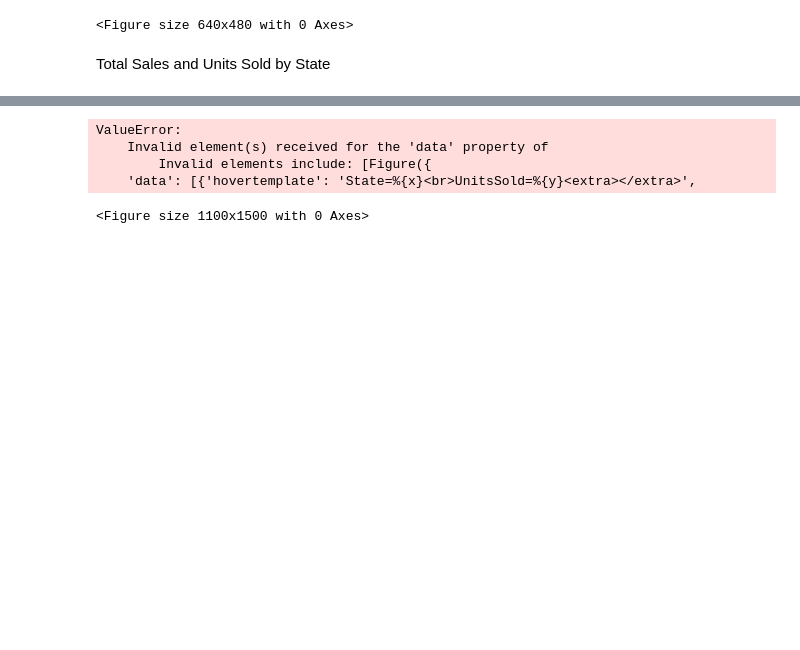
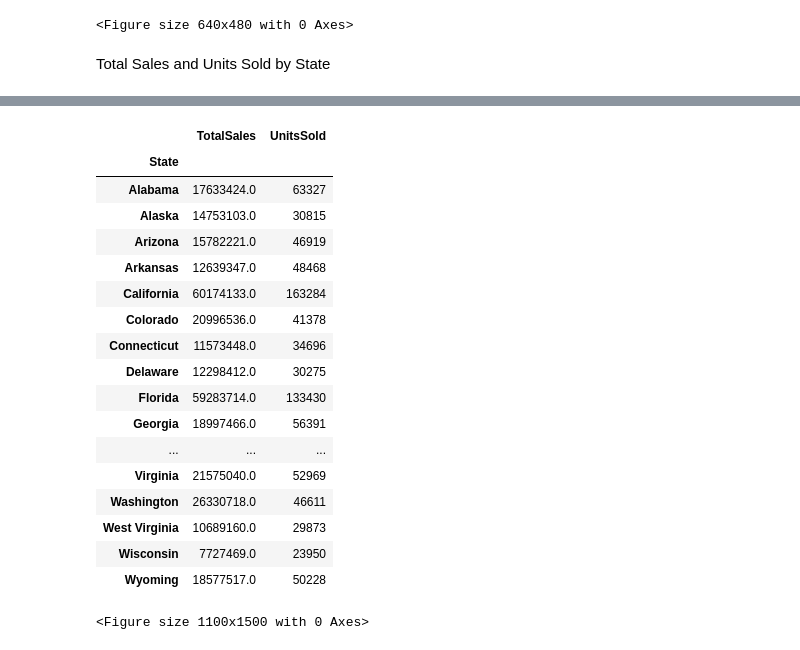
Before and after one commit to juto-shogan/adidas-Analysis, a Jupyter notebook: addidas.ipynb, the cells around one changed output, grey strips where cells are left out. Drawn from its saved outputs; the diff is of its cells as text; code cells hidden in the pictures; blank space fills up the shorter version.

```diff
--- a/addidas.ipynb
+++ b/addidas.ipynb
@@ -181,58 +171,82 @@ fig2 = px.line(data_frame=unitTotal,
 
 # Create Plot 3
 
-fig3 = px.bar(data_frame=grand_df,
-            x=grand_df.index,
-            y=['TotalSales','UnitsSold'],
-            barmode='group',  # Stack the bars on top of each other
-            title='Total Sales and Units Sold by State',
-            color_discrete_sequence=['royalblue', 'orange'],
-            # color= 'UnitsSold',
-            # marginal= 'rug',
-            # pattern_shape='UnitsSold',
+# Create traces for fig3
+trace1 = go.Bar(
+    x=grand_df.index,
+    y=grand_df['TotalSales'],
+    name='Total Sales',
+    marker_color='royalblue'
 )
 
 
-# Plot UnitsSold on subplot 2 (line chart)
-fig3.add_trace(
-    px.line(
-        data_frame=grand_df,
-        x=grand_df.index,
-        y='UnitsSold',
-        # color_discrete_sequence=['orange'],  # Set line color
-        # marker={'opacity': 0},  # Hide markers for cleaner line
-    )
+trace3 = go.Scatter(
+    # x=grand_df.index,
+    # y=grand_df['UnitsSold'],
+    x=unitTotal.index,
+    y=unitTotal['State'],
+    name='Units Sold',
+    line_color='orange',
+    marker_opacity=0,
+    yaxis='y2'
+    # Hide markers for cleaner line
 )
+
+# Combine traces into fig3
+fig3 = go.Figure(data=[trace1, trace3])
+
 
 
 
 ##############################
 # Customize Plots
 fig1.update_layout(
     xaxis_title='State',
     yaxis_title='Total Sales'
 )
 
 fig2.update_layout(
     xaxis_title='State',
     yaxis_title='Units Sold'
 )
 
+
+# Update layouts for all figures (modify as needed for fig1 & fig2)
 fig3.update_layout(
+    title='Total Sales and Units Sold by State',
     xaxis_title='State',
-    yaxis_title='Total Sales',
-    xaxis_tickangle=-45
+    xaxis_tickangle=-45,
+    yaxis_title='Total Sales (Millions)',  # Label for primary y-axis
+    yaxis2=dict(
+        title='Units Sold (Thousands)',  # Label for secondary y-axis
+        overlaying='y',
+        side='right'
+    )
 )
 
-
+# Show Graph
 plt.savefig('unitsSoldByState.png', dpi=300)
 fig1.show()
 fig2.show()
 fig3.show()
 grand_df
 # %% [output]
+|  | TotalSales | UnitsSold |
+| State |  |  |
+| Alabama | 17633424.0 | 63327 |
+| Alaska | 14753103.0 | 30815 |
+| Arizona | 15782221.0 | 46919 |
+| Arkansas | 12639347.0 | 48468 |
+| California | 60174133.0 | 163284 |
+| Colorado | 20996536.0 | 41378 |
+| Connecticut | 11573448.0 | 34696 |
+| Delaware | 12298412.0 | 30275 |
+| Florida | 59283714.0 | 133430 |
+| Georgia | 18997466.0 | 56391 |
+| ... | ... | ... |
+| Virginia | 21575040.0 | 52969 |
+| Washington | 26330718.0 | 46611 |
+| West Virginia | 10689160.0 | 29873 |
+| Wisconsin | 7727469.0 | 23950 |
+| Wyoming | 18577517.0 | 50228 |
-ValueError:
-    Invalid element(s) received for the 'data' property of
-        Invalid elements include: [Figure({
-    'data': [{'hovertemplate': 'State=%{x}<br>UnitsSold=%{y}<extra></extra>',
+<Figure size 1100x1500 with 0 Axes>
-<Figure size 1100x1500 with 0 Axes>
```
Also changed, not shown: parts of 4 cells of this notebook.
